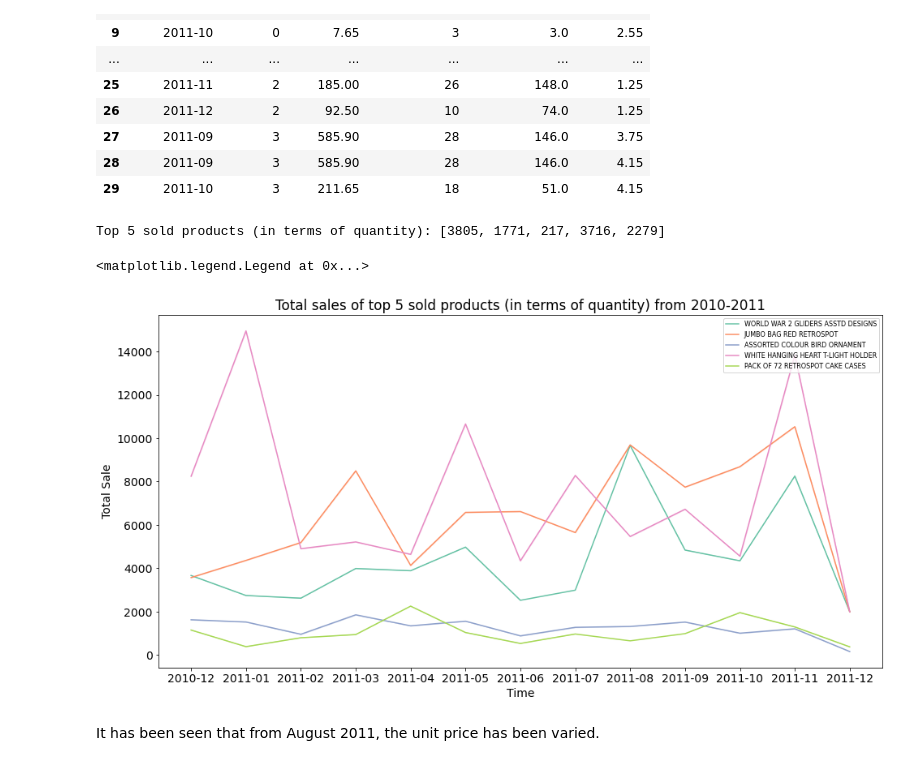
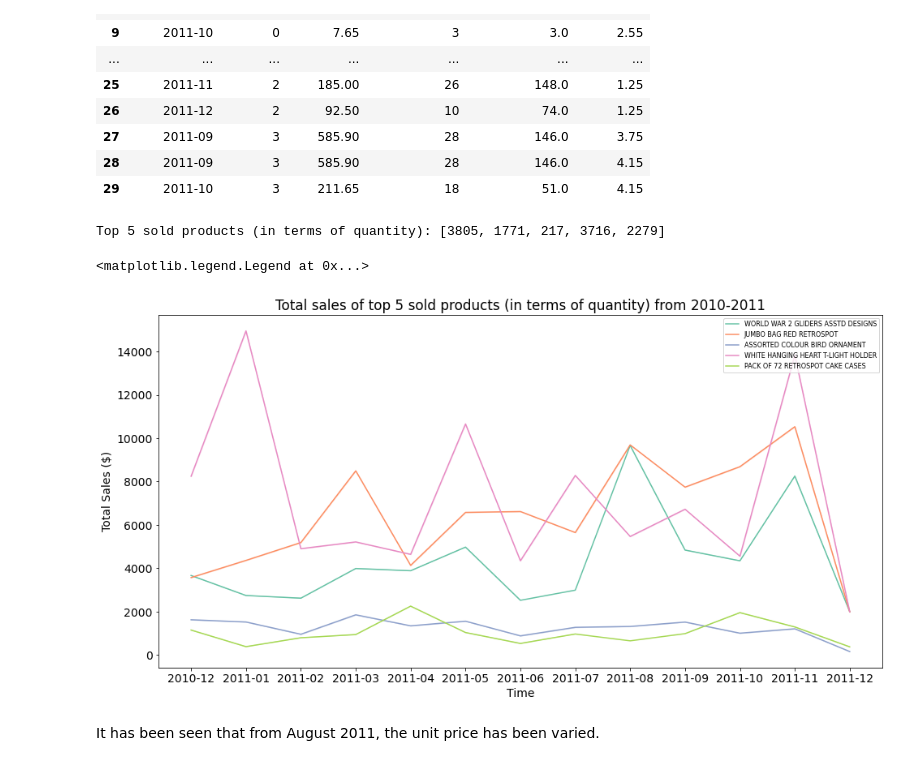
Before and after one commit to Aukerul-Shuvo/DAAS_Retail, a Jupyter notebook: notebook/Diagnostic Analysis.ipynb, the cells around one changed output. Saved outputs shown, nothing was run; the diff lists cells and outputs as text; code cells hidden in the pictures.

```diff
--- a/notebook/Diagnostic Analysis.ipynb
+++ b/notebook/Diagnostic Analysis.ipynb
@@ -258,23 +264,23 @@ product_infos.head(30)
 # %%
 print('Top 5 sold products (in terms of quantity):', top_5_products_in_2010_2011)
 
 product_infos_top_5 = product_infos[product_infos['product'].isin(top_5_products_in_2010_2011)]
 
 sns.lineplot(x="year_month", y="total_sale",
              hue="product",
              palette="Set2",
              data=product_infos_top_5)
 
 plt.xlabel("Time")
-plt.ylabel("Total Sale")
+plt.ylabel("Total Sales ($)")
 plt.title("Total sales of top 5 sold products (in terms of quantity) from 2010-2011")
 plt.legend([product_classes[i] for i in top_5_products_in_2010_2011],
            loc='upper right',
            prop={'size': 8})
 # %% [output]
 Top 5 sold products (in terms of quantity): [3805, 1771, 217, 3716, 2279]
 <matplotlib.legend.Legend at 0x...>
-[figure, old version]
+[figure, new version]
 # %% [markdown]
 It has been seen that from August 2011, the unit price has been varied.
 # %%
```
Also changed, not shown: parts of 7 cells of this notebook.
